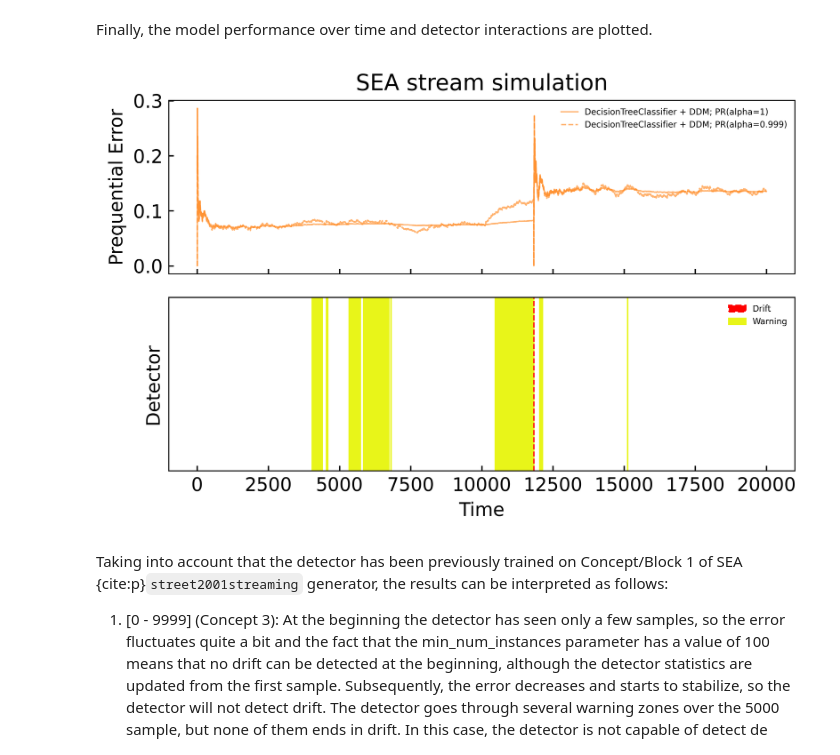
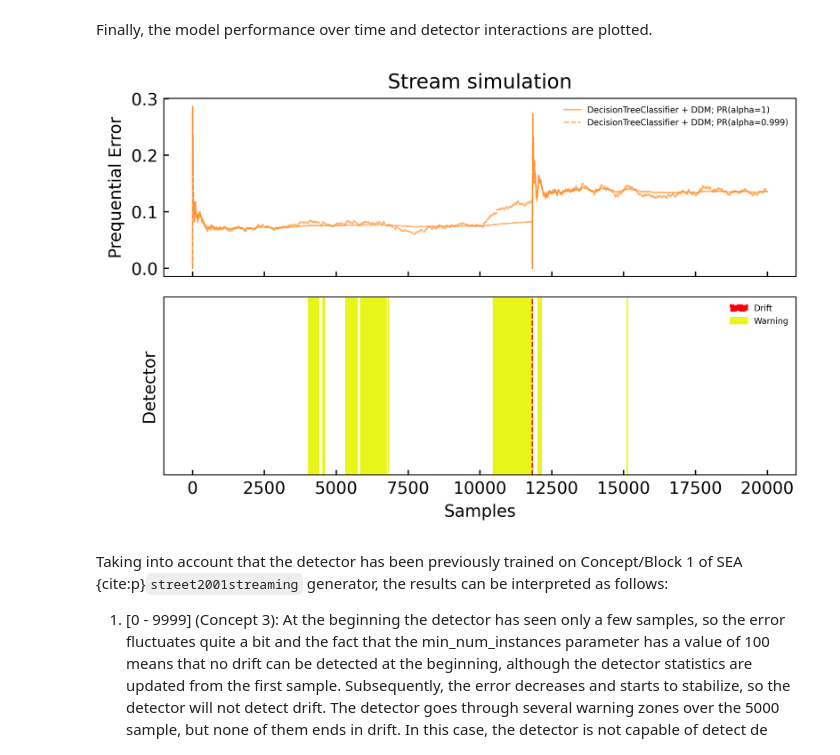
Before and after one commit to IFCA-Advanced-Computing/frouros, a Jupyter notebook: docs/source/examples/supervised/DDM_NormalMode.ipynb, the cells around one changed output. Drawn from its saved outputs; the diff is of its cells as text; code cells hidden in the pictures.

Commit message:
Change figure x label in supervised normal example

```diff
--- a/docs/source/examples/supervised/DDM_NormalMode.ipynb
+++ b/docs/source/examples/supervised/DDM_NormalMode.ipynb
@@ -146,35 +146,35 @@ for (metric_name, metric_values), line in zip(metrics_historic_detector.items(),
                alpha=alpha,
                label=metric_name)
 
 drift_color = "red"
 drift_linestyle = "--"
 warning_color = "#e8f519"
 real_drift_color = "black"
 
 for idx in idx_warning:
     ax[1].axvline(x=idx,
                   color=warning_color,
                   linewidth=linewidth)
 
 for idx in idx_drift:
     ax[1].axvline(x=idx,
                   color=drift_color,
                   linestyle=drift_linestyle,
                   linewidth=linewidth)
 
 ax[0].title.set_text("Stream simulation")
 ax[0].set_ylabel("Prequential Error")
 ax[0].legend(frameon=False)
 ax[1].set_yticks([])
 ax[1].set_ylabel("Detector")
 drift_path = mpatches.Patch(color=drift_color, label="Drift", linestyle=drift_linestyle)
 warning_path = mpatches.Patch(color=warning_color, label="Warning")
 ax[1].legend(handles=[drift_path, warning_path], frameon=False)
-plt.xlabel("Time")
+plt.xlabel("Samples")
 plt.tight_layout()
 plt.show()
 # %% [output]
-[figure, old version]
+[figure, new version]
 # %% [markdown]
 Taking into account that the detector has been previously trained on Concept/Block 1 of SEA {cite:p}`street2001streaming` generator, the results can be interpreted as follows:
 1. [0 - 9999] (Concept 3): At the beginning the detector has seen only a few samples, so the error fluctuates quite a bit and the fact that the min_num_instances parameter has a value of 100 means that no drift can be detected at the beginning, although the detector statistics are updated from the first sample. Subsequently, the error decreases and starts to stabilize, so the detector will not detect drift. The detector goes through several warning zones over the 5000 sample, but none of them ends in drift. In this case, the detector is not capable of detect de change of concept from Concept 1 to Concept 3.
```
